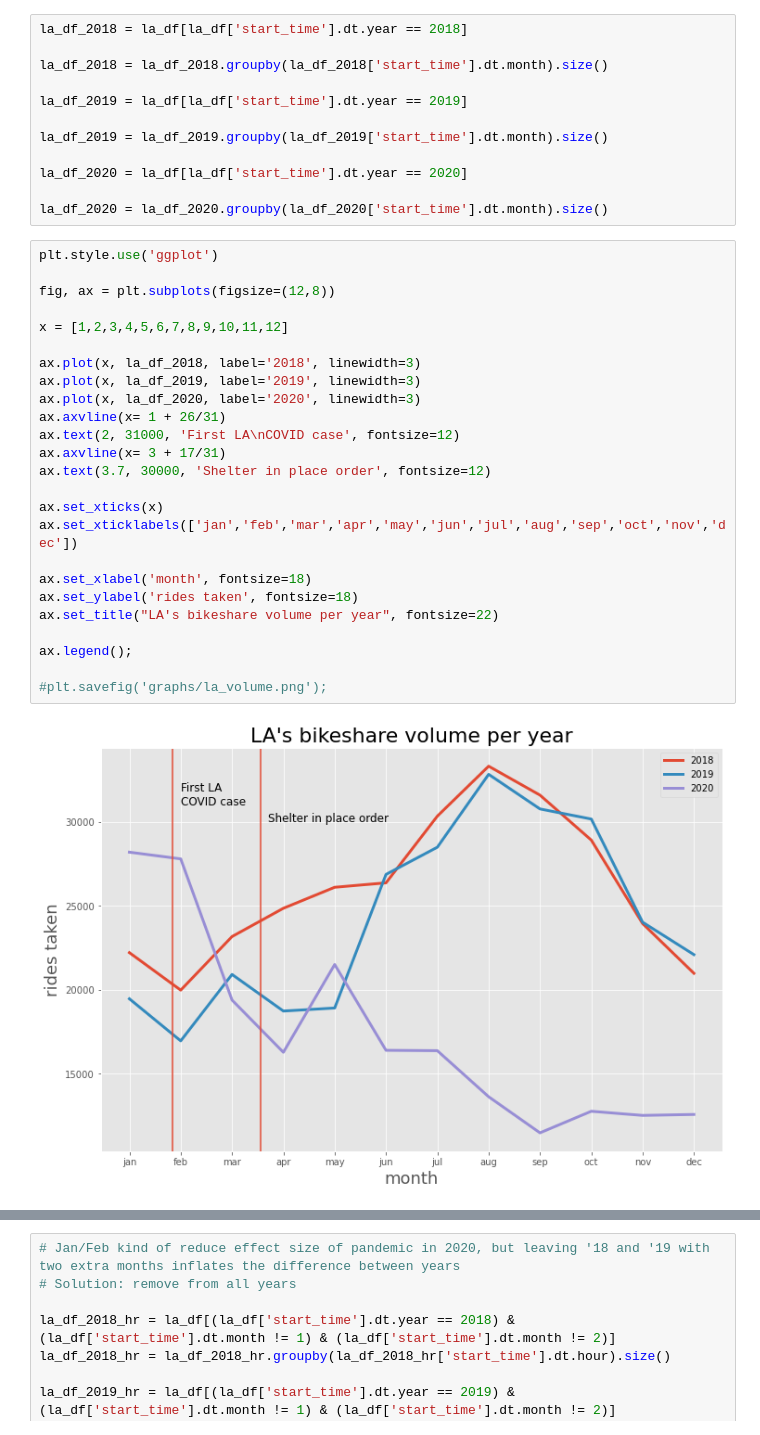
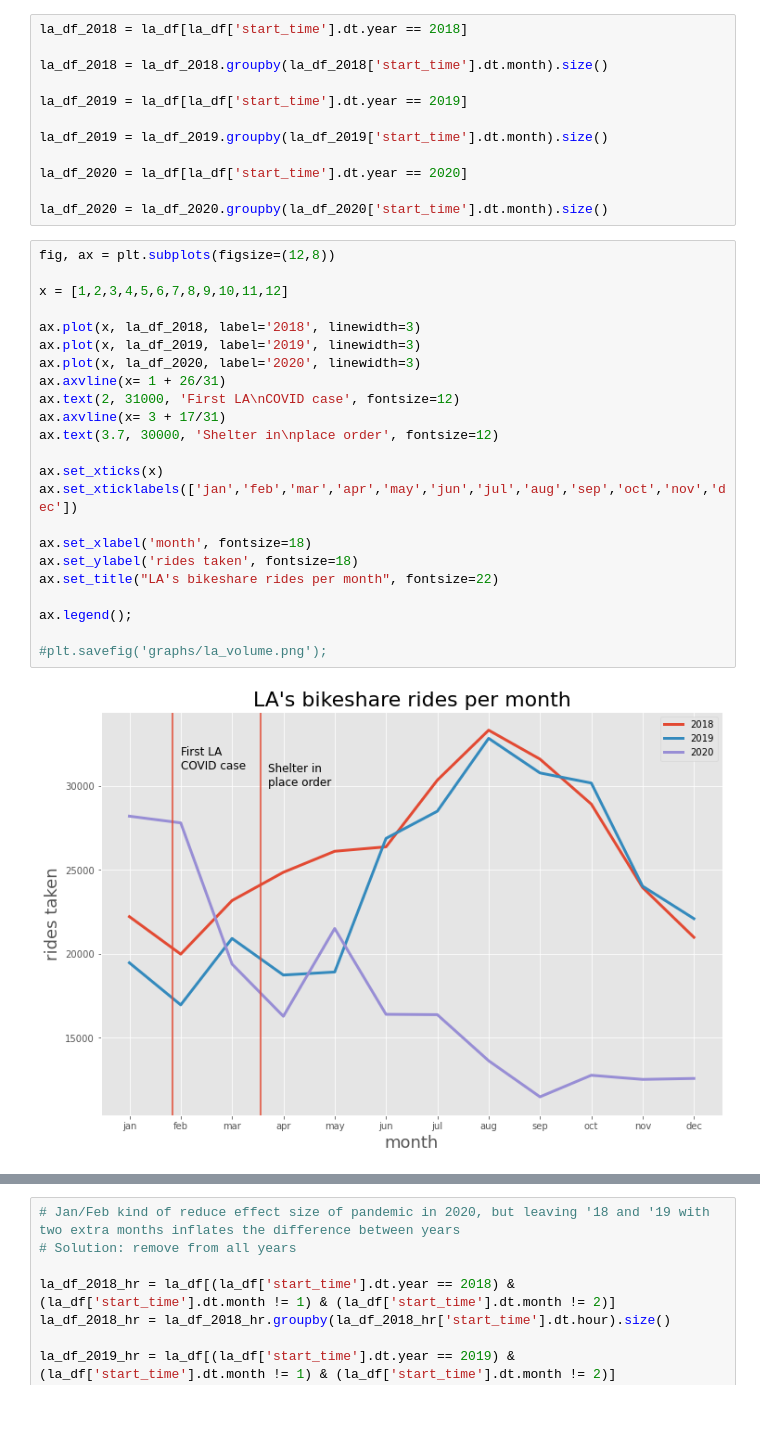
Before and after one commit to nick-kopy/Exploration-of-bike-share-programs-post-pandemic, a Jupyter notebook: data_clean.ipynb, the cells around one changed output, grey strips where cells are left out. Drawn from its saved outputs; the diff is of its cells as text.

```diff
--- a/data_clean.ipynb
+++ b/data_clean.ipynb
@@ -240,29 +239,27 @@ la_df_2020 = la_df[la_df['start_time'].dt.year == 2020]
 
 la_df_2020 = la_df_2020.groupby(la_df_2020['start_time'].dt.month).size()
 # %%
-plt.style.use('ggplot')
-
 fig, ax = plt.subplots(figsize=(12,8))
 
 x = [1,2,3,4,5,6,7,8,9,10,11,12]
 
 ax.plot(x, la_df_2018, label='2018', linewidth=3)
 ax.plot(x, la_df_2019, label='2019', linewidth=3)
 ax.plot(x, la_df_2020, label='2020', linewidth=3)
 ax.axvline(x= 1 + 26/31)
 ax.text(2, 31000, 'First LA\nCOVID case', fontsize=12)
 ax.axvline(x= 3 + 17/31)
-ax.text(3.7, 30000, 'Shelter in place order', fontsize=12)
+ax.text(3.7, 30000, 'Shelter in\nplace order', fontsize=12)
 
 ax.set_xticks(x)
 ax.set_xticklabels(['jan','feb','mar','apr','may','jun','jul','aug','sep','oct','nov','dec'])
 
 ax.set_xlabel('month', fontsize=18)
 ax.set_ylabel('rides taken', fontsize=18)
-ax.set_title("LA's bikeshare volume per year", fontsize=22)
+ax.set_title("LA's bikeshare rides per month", fontsize=22)
 
 ax.legend();
 
 #plt.savefig('graphs/la_volume.png');
 # %% [output]
-[figure, old version]
+[figure, new version]
```
Also changed, not shown: parts of 31 cells of this notebook, 1 other file.
